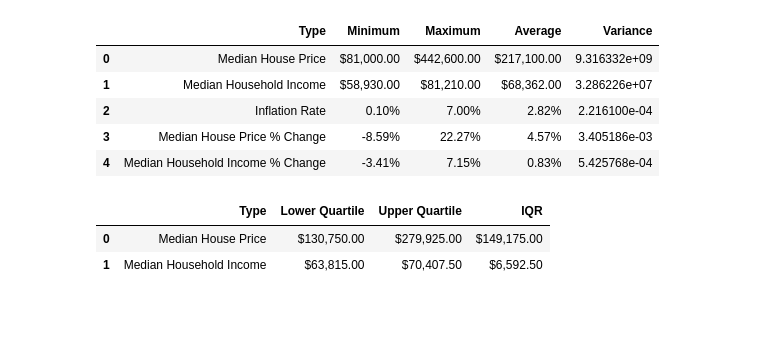
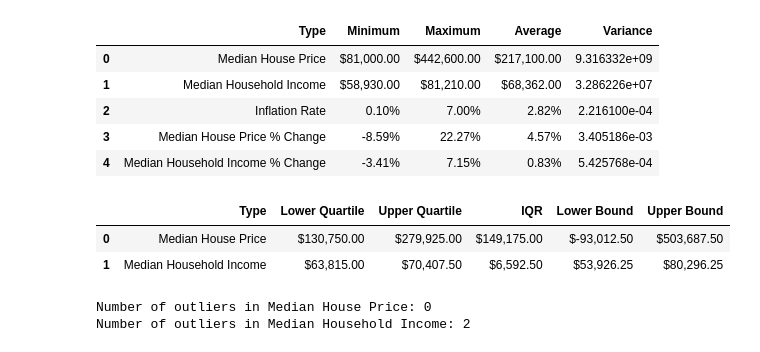
Before and after one commit to Sethdcarter/group8_data_project_1, a Jupyter notebook: Codes/Median_House_Price_vs_Household_Income.ipynb, the cells around one changed output. Saved outputs shown, nothing was run; the diff lists cells and outputs as text; code cells hidden in the pictures; blank space fills up the shorter version.

```diff
--- a/Codes/Median_House_Price_vs_Household_Income.ipynb
+++ b/Codes/Median_House_Price_vs_Household_Income.ipynb
@@ -654,36 +800,68 @@ statistic_aggregation_df
 # %%
 ##### Analyze Outliers #####
 
-# Median House Price quartiles
+# Median House Price quartiles, IQR, and bounds
 house_price_quartiles = combined_data_df["Median House Price"].quantile([0.25, 0.5, 0.75])
 house_price_lower_quartile = house_price_quartiles[0.25]
 house_price_upper_quartile = house_price_quartiles[0.75]
 house_price_iqr = house_price_upper_quartile - house_price_lower_quartile
+house_price_lower_bound = house_price_lower_quartile - (1.5 * house_price_iqr)
+house_price_upper_bound = house_price_upper_quartile + (1.5 * house_price_iqr)
 
-# Median Household Income quartiles
+# Median Household Income quartiles, IQR, and bounds
 household_income_quartiles = combined_data_df["Median Household Income"].quantile([0.25, 0.5, 0.75])
 household_income_lower_quartile = household_income_quartiles[0.25]
 household_income_upper_quartile = household_income_quartiles[0.75]
 household_income_iqr = household_income_upper_quartile - household_income_lower_quartile
+household_income_lower_bound = household_income_lower_quartile - (1.5 * household_income_iqr)
+household_income_upper_bound = household_income_upper_quartile + (1.5 * household_income_iqr)
 
+# Create lists for dataframe
 titles = ["Median House Price", "Median Household Income"]
 lower_quartiles = [house_price_lower_quartile, household_income_lower_quartile]
 upper_quartiles = [house_price_upper_quartile, household_income_upper_quartile]
 iqr = [house_price_iqr, household_income_iqr]
+lower_bounds = [house_price_lower_bound, household_income_lower_bound]
+upper_bounds = [house_price_upper_bound, household_income_upper_bound]
 
+# Create dataframe dictionary
 data = {"Type": titles,
         "Lower Quartile": lower_quartiles,
         "Upper Quartile": upper_quartiles,
-        "IQR": iqr}
+        "IQR": iqr,
+        "Lower Bound": lower_bounds,
+        "Upper Bound": upper_bounds}
 
+# Create dataframe
 quartile_df = pd.DataFrame(data)
 
+# Format dataframe
 quartile_df["Lower Quartile"] = quartile_df["Lower Quartile"].map("${:,.2f}".format)
 quartile_df["Upper Quartile"] = quartile_df["Upper Quartile"].map("${:,.2f}".format)
 quartile_df["IQR"] = quartile_df["IQR"].map("${:,.2f}".format)
+quartile_df["Lower Bound"] = quartile_df["Lower Bound"].map("${:,.2f}".format)
+quartile_df["Upper Bound"] = quartile_df["Upper Bound"].map("${:,.2f}".format)
 
+# Display dataframe
 quartile_df
 # %% [output]
-|  | Type | Lower Quartile | Upper Quartile | IQR |
-| 0 | Median House Price | $130,750.00 | $279,925.00 | $149,175.00 |
-| 1 | Median Household Income | $63,815.00 | $70,407.50 | $6,592.50 |
+|  | Type | Lower Quartile | Upper Quartile | IQR | Lower Bound | Upper Bound |
+| 0 | Median House Price | $130,750.00 | $279,925.00 | $149,175.00 | $-93,012.50 | $503,687.50 |
+| 1 | Median Household Income | $63,815.00 | $70,407.50 | $6,592.50 | $53,926.25 | $80,296.25 |
+# %%
+# Count outliers for Median House Price
+house_price_outliers = combined_data_df[(combined_data_df["Median House Price"] < house_price_lower_bound) |
+                                         (combined_data_df["Median House Price"] > house_price_upper_bound)]
+house_price_outlier_count = house_price_outliers.shape[0]
+
+# Count outliers for Median Household Income
+household_income_outliers = combined_data_df[(combined_data_df["Median Household Income"] < household_income_lower_bound) |
+                                             (combined_data_df["Median Household Income"] > household_income_upper_bound)]
+household_income_outlier_count = household_income_outliers.shape[0]
+
+# Print the counts of outliers
+print(f"Number of outliers in Median House Price: {house_price_outlier_count}")
+print(f"Number of outliers in Median Household Income: {household_income_outlier_count}")
+# %% [output]
+Number of outliers in Median House Price: 0
+Number of outliers in Median Household Income: 2
```
Also changed, not shown: parts of 24 cells of this notebook, 2 other files.
